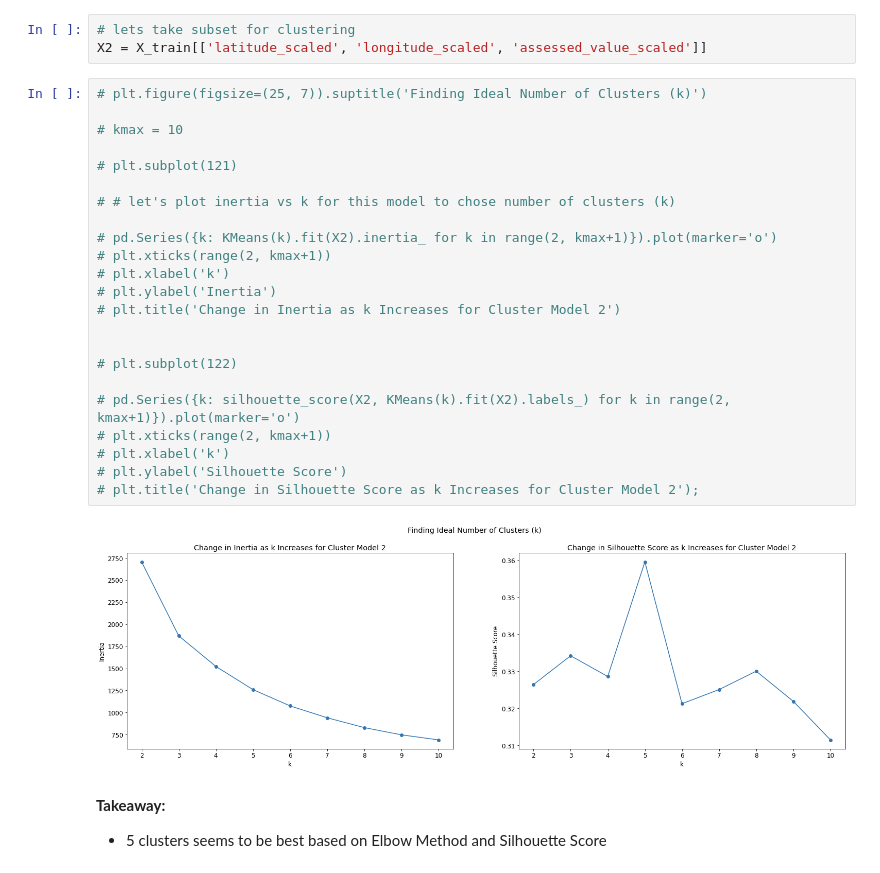
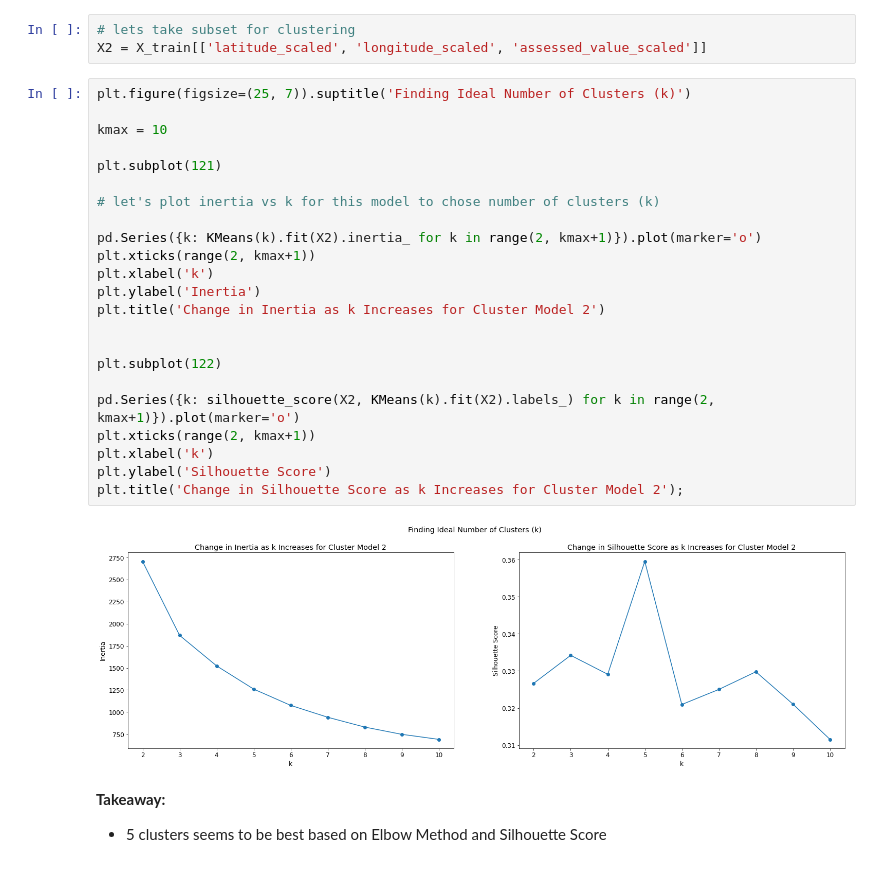
Before and after one commit to adam-talbot/clustering-project, a Jupyter notebook: final_notebook.ipynb, the cells around one changed output. Saved outputs shown, nothing was run; the diff lists cells and outputs as text.

```diff
--- a/final_notebook.ipynb
+++ b/final_notebook.ipynb
@@ -680,30 +680,30 @@ Inertia value for Cluster Model 1 is: 1022.99
 # lets take subset for clustering
 X2 = X_train[['latitude_scaled', 'longitude_scaled', 'assessed_value_scaled']]
 # %%
-# plt.figure(figsize=(25, 7)).suptitle('Finding Ideal Number of Clusters (k)')
+plt.figure(figsize=(25, 7)).suptitle('Finding Ideal Number of Clusters (k)')
 
-# kmax = 10
+kmax = 10
 
-# plt.subplot(121)
+plt.subplot(121)
 
-# # let's plot inertia vs k for this model to chose number of clusters (k)
+# let's plot inertia vs k for this model to chose number of clusters (k)
 
-# pd.Series({k: KMeans(k).fit(X2).inertia_ for k in range(2, kmax+1)}).plot(marker='o')
-# plt.xticks(range(2, kmax+1))
-# plt.xlabel('k')
-# plt.ylabel('Inertia')
-# plt.title('Change in Inertia as k Increases for Cluster Model 2')
+pd.Series({k: KMeans(k).fit(X2).inertia_ for k in range(2, kmax+1)}).plot(marker='o')
+plt.xticks(range(2, kmax+1))
+plt.xlabel('k')
+plt.ylabel('Inertia')
+plt.title('Change in Inertia as k Increases for Cluster Model 2')
 
 
-# plt.subplot(122)
+plt.subplot(122)
 
-# pd.Series({k: silhouette_score(X2, KMeans(k).fit(X2).labels_) for k in range(2, kmax+1)}).plot(marker='o')
-# plt.xticks(range(2, kmax+1))
-# plt.xlabel('k')
-# plt.ylabel('Silhouette Score')
-# plt.title('Change in Silhouette Score as k Increases for Cluster Model 2');
+pd.Series({k: silhouette_score(X2, KMeans(k).fit(X2).labels_) for k in range(2, kmax+1)}).plot(marker='o')
+plt.xticks(range(2, kmax+1))
+plt.xlabel('k')
+plt.ylabel('Silhouette Score')
+plt.title('Change in Silhouette Score as k Increases for Cluster Model 2');
+# %% [output]
+[figure, added]
-# %% [markdown]
-![image.png](attachment:e6e6f9ab-460a-476c-ade5-957b72ded915.png)
 # %% [markdown]
 **Takeaway:**
 - 5 clusters seems to be best based on Elbow Method and Silhouette Score
```
Also changed, not shown: parts of 8 cells of this notebook, 1 other file.
